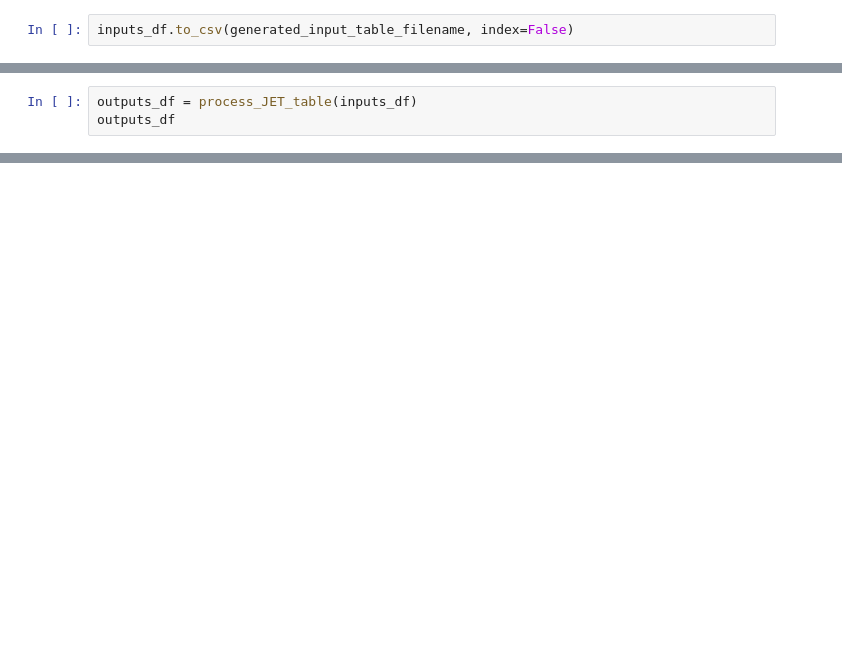
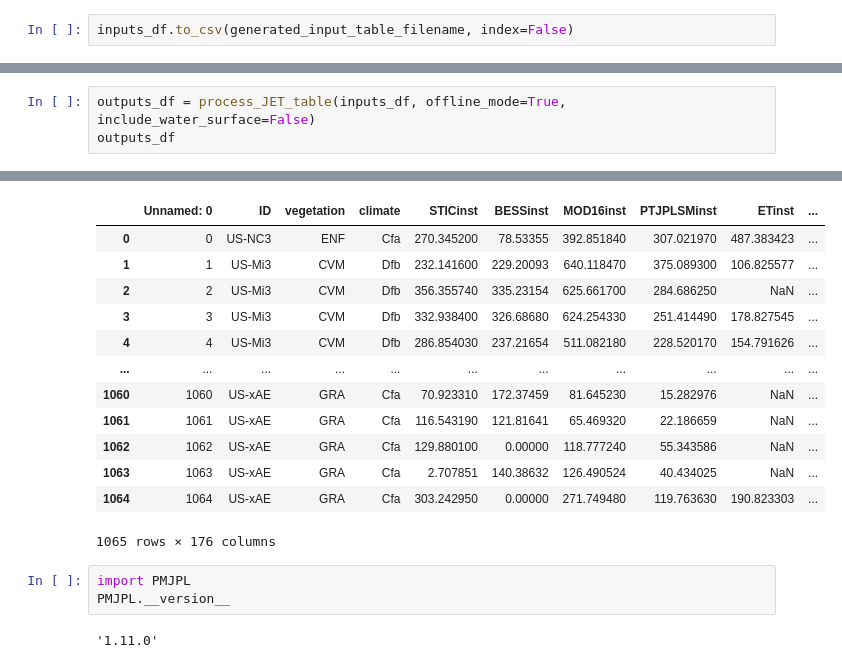
Before and after one commit to gregory-halverson/ECOv003-L3T-L4T-JET, a Jupyter notebook: notebooks/Input Dataset.ipynb, the cells around one changed output, grey strips where cells are left out. Cells and saved outputs as stored; diff of their text form; blank space fills up the shorter version.

Commit message:
able to process JET as table

```diff
--- a/notebooks/Input Dataset.ipynb
+++ b/notebooks/Input Dataset.ipynb
@@ -64,3 +195,4 @@ for column in sorted(inputs_df.columns):
 # %%
-outputs_df = process_JET_table(inputs_df)
+outputs_df = process_JET_table(inputs_df, offline_mode=True, include_water_surface=False)
 outputs_df
+# %% [output]
@@ -66,0 +222,18 @@ outputs_df
+|  | Unnamed: 0 | ID | vegetation | climate | STICinst | BESSinst | MOD16inst | PTJPLSMinst | ETinst | ... |
+| 0 | 0 | US-NC3 | ENF | Cfa | 270.345200 | 78.53355 | 392.851840 | 307.021970 | 487.383423 | ... |
+| 1 | 1 | US-Mi3 | CVM | Dfb | 232.141600 | 229.20093 | 640.118470 | 375.089300 | 106.825577 | ... |
+| 2 | 2 | US-Mi3 | CVM | Dfb | 356.355740 | 335.23154 | 625.661700 | 284.686250 | NaN | ... |
+| 3 | 3 | US-Mi3 | CVM | Dfb | 332.938400 | 326.68680 | 624.254330 | 251.414490 | 178.827545 | ... |
+| 4 | 4 | US-Mi3 | CVM | Dfb | 286.854030 | 237.21654 | 511.082180 | 228.520170 | 154.791626 | ... |
+| ... | ... | ... | ... | ... | ... | ... | ... | ... | ... | ... |
+| 1060 | 1060 | US-xAE | GRA | Cfa | 70.923310 | 172.37459 | 81.645230 | 15.282976 | NaN | ... |
+| 1061 | 1061 | US-xAE | GRA | Cfa | 116.543190 | 121.81641 | 65.469320 | 22.186659 | NaN | ... |
+| 1062 | 1062 | US-xAE | GRA | Cfa | 129.880100 | 0.00000 | 118.777240 | 55.343586 | NaN | ... |
+| 1063 | 1063 | US-xAE | GRA | Cfa | 2.707851 | 140.38632 | 126.490524 | 40.434025 | NaN | ... |
+| 1064 | 1064 | US-xAE | GRA | Cfa | 303.242950 | 0.00000 | 271.749480 | 119.763630 | 190.823303 | ... |
+1065 rows × 176 columns
+# %%
+import PMJPL
+PMJPL.__version__
+# %% [output]
+'1.11.0'
```
Also changed, not shown: parts of 14 cells of this notebook, 5 other files.
